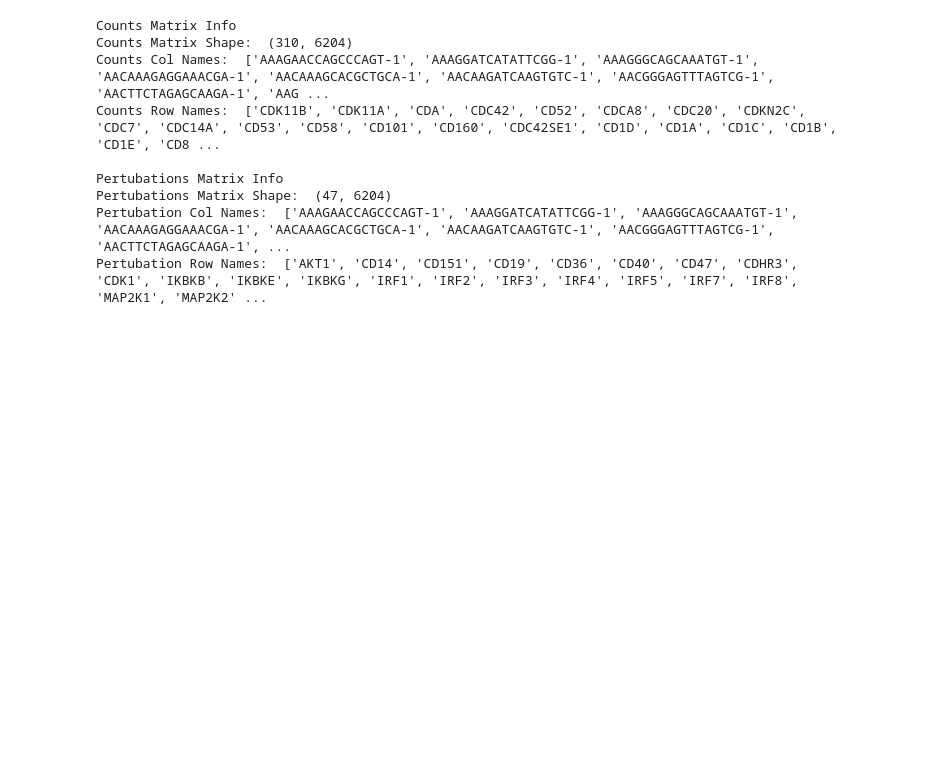
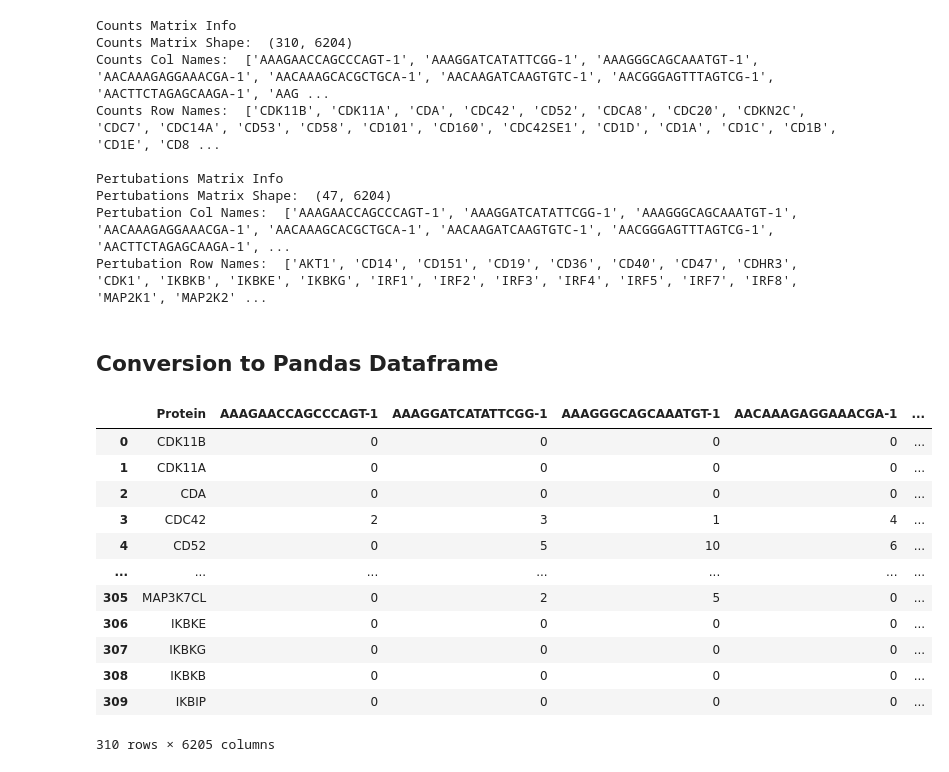
Before and after one commit to wregann/MA592_Project, a Jupyter notebook: MA592-Project.ipynb, the cells around one changed output. Drawn from its saved outputs; the diff is of its cells as text; code cells hidden in the pictures; blank space fills up the shorter version.

```diff
--- a/MA592-Project.ipynb
+++ b/MA592-Project.ipynb
@@ -33,12 +39,33 @@ Pertubations Matrix Info
 Pertubations Matrix Shape:  (47, 6204)
 Pertubation Col Names:  ['AAAGAACCAGCCCAGT-1', 'AAAGGATCATATTCGG-1', 'AAAGGGCAGCAAATGT-1', 'AACAAAGAGGAAACGA-1', 'AACAAAGCACGCTGCA-1', 'AACAAGATCAAGTGTC-1', 'AACGGGAGTTTAGTCG-1', 'AACTTCTAGAGCAAGA-1', ...
 Pertubation Row Names:  ['AKT1', 'CD14', 'CD151', 'CD19', 'CD36', 'CD40', 'CD47', 'CDHR3', 'CDK1', 'IKBKB', 'IKBKE', 'IKBKG', 'IRF1', 'IRF2', 'IRF3', 'IRF4', 'IRF5', 'IRF7', 'IRF8', 'MAP2K1', 'MAP2K2' ...
+# %% [markdown]
+## Conversion to Pandas Dataframe
 # %%
 import numpy as np
 import pandas as pd
 
-counts_df = pd.DataFrame(data=counts_mat, columns=counts_colnames, index=None)
-counts_df['Protein'] = counts_rownames
+# Make Counts Dataframe
+counts_df = pd.DataFrame(data=counts_mat, columns=counts_colnames)
+# Insert proteins by rowname as first column
+counts_df.insert(loc=0, column="Protein", value=counts_rownames)
 
+# Same process for perturbations
 pert_df = pd.DataFrame(data=pert_mat, columns=pert_colnames)
-pert_df['Protein'] = pert_rownames
+pert_df.insert(loc=0, column="Protein", value=pert_rownames)
+# %%
+counts_df
+# %% [output]
+|  | Protein | AAAGAACCAGCCCAGT-1 | AAAGGATCATATTCGG-1 | AAAGGGCAGCAAATGT-1 | AACAAAGAGGAAACGA-1 | ... |
+| 0 | CDK11B | 0 | 0 | 0 | 0 | ... |
+| 1 | CDK11A | 0 | 0 | 0 | 0 | ... |
+| 2 | CDA | 0 | 0 | 0 | 0 | ... |
+| 3 | CDC42 | 2 | 3 | 1 | 4 | ... |
+| 4 | CD52 | 0 | 5 | 10 | 6 | ... |
+| ... | ... | ... | ... | ... | ... | ... |
+| 305 | MAP3K7CL | 0 | 2 | 5 | 0 | ... |
+| 306 | IKBKE | 0 | 0 | 0 | 0 | ... |
+| 307 | IKBKG | 0 | 0 | 0 | 0 | ... |
+| 308 | IKBKB | 0 | 0 | 0 | 0 | ... |
+| 309 | IKBIP | 0 | 0 | 0 | 0 | ... |
+310 rows × 6205 columns
```
Also changed, not shown: parts of 2 cells of this notebook, 1 other file.
